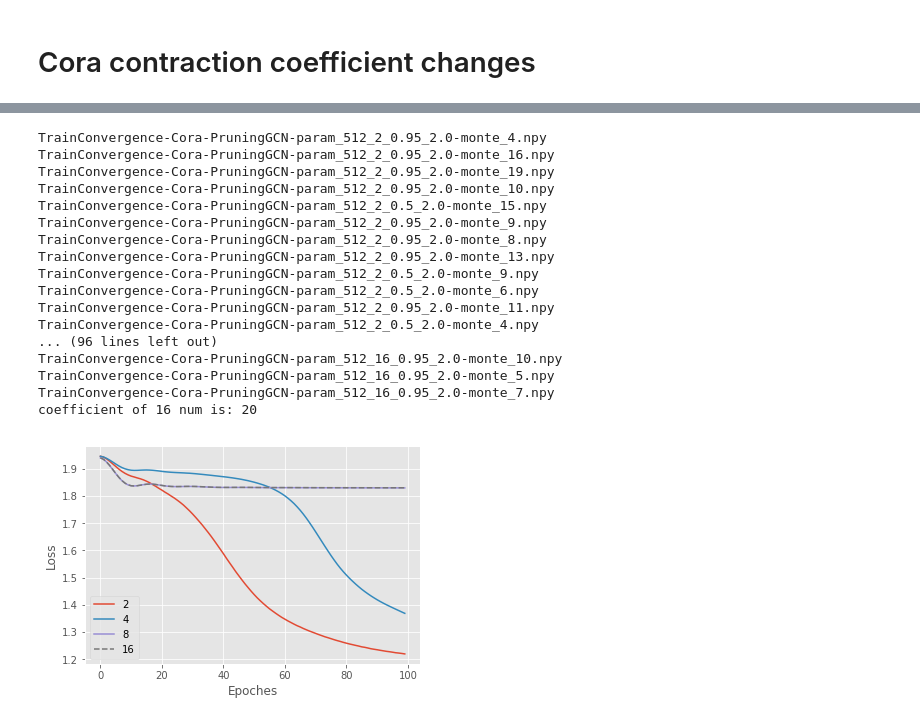
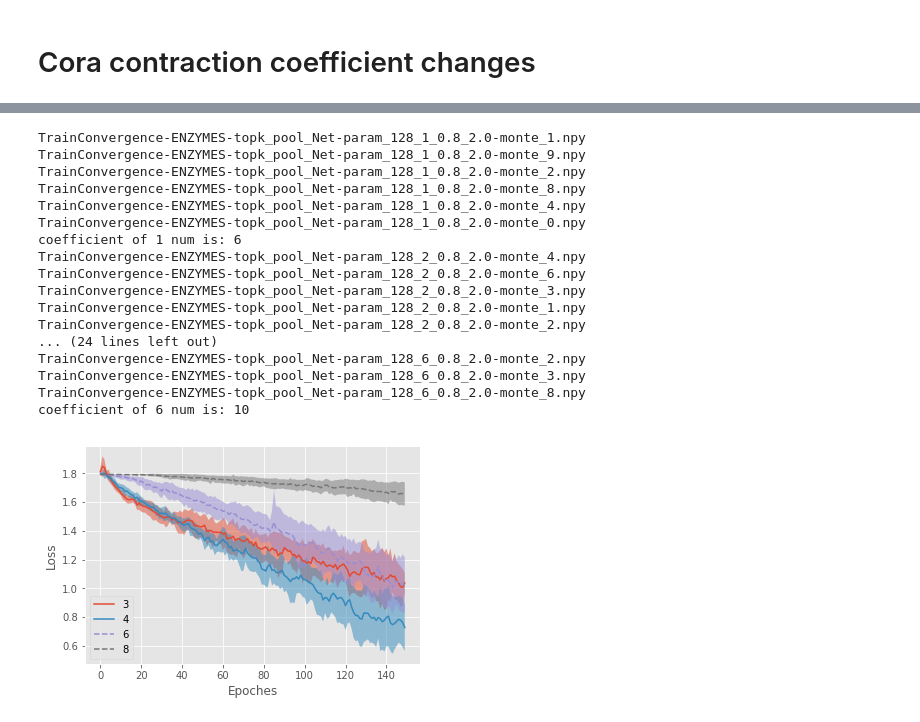
Before and after one commit to ggzhang0071/pytorch_geometric-1, a Jupyter notebook: Results/PlotConvergenceCompare.ipynb, the cells around one changed output, grey strips where cells are left out. Drawn from its saved outputs; the diff is of its cells as text; code cells hidden in the pictures.

Commit message:
matplotlib Plot OK

```diff
--- a/Results/PlotConvergenceCompare.ipynb
+++ b/Results/PlotConvergenceCompare.ipynb
@@ -129,30 +194,31 @@ ValueError: x and y must have same first dimension, but have shapes (70,) and (0
 # %%
-coefficientsSecond=[2,4,8,16]
-coefficientsFirst=[512]
-dataset="Cora"
+coefficientsSecond=[0.8]
+coefficientsFirst=[1,2,4,6]
+dataset="ENZYMES"
 file_constraited="TrainConvergence"
 save_png_name='LayerNumCompare_{}.png'.format(dataset)
 start_plot=0
-epochs=100
+epochs=150
+args=[3,4,6,8]
 from PlotMonteCalorsConvergence import PlotMonteCalorsTimesConvergenceNpy
 
-PlotMonteCalorsTimesConvergenceNpy(dataset,file_constraited,coefficientsFirst,coefficientsSecond,save_png_name,start_plot,epochs)
+PlotMonteCalorsTimesConvergenceNpy(dataset,file_constraited,coefficientsFirst,coefficientsSecond,save_png_name,start_plot,epochs,*args)
 # %% [output]
-TrainConvergence-Cora-PruningGCN-param_512_2_0.95_2.0-monte_4.npy
-TrainConvergence-Cora-PruningGCN-param_512_2_0.95_2.0-monte_16.npy
-TrainConvergence-Cora-PruningGCN-param_512_2_0.95_2.0-monte_19.npy
-TrainConvergence-Cora-PruningGCN-param_512_2_0.95_2.0-monte_10.npy
-TrainConvergence-Cora-PruningGCN-param_512_2_0.5_2.0-monte_15.npy
-TrainConvergence-Cora-PruningGCN-param_512_2_0.95_2.0-monte_9.npy
-TrainConvergence-Cora-PruningGCN-param_512_2_0.95_2.0-monte_8.npy
-TrainConvergence-Cora-PruningGCN-param_512_2_0.95_2.0-monte_13.npy
-TrainConvergence-Cora-PruningGCN-param_512_2_0.5_2.0-monte_9.npy
-TrainConvergence-Cora-PruningGCN-param_512_2_0.5_2.0-monte_6.npy
-TrainConvergence-Cora-PruningGCN-param_512_2_0.95_2.0-monte_11.npy
-TrainConvergence-Cora-PruningGCN-param_512_2_0.5_2.0-monte_4.npy
-... (96 lines left out)
-TrainConvergence-Cora-PruningGCN-param_512_16_0.95_2.0-monte_10.npy
-TrainConvergence-Cora-PruningGCN-param_512_16_0.95_2.0-monte_5.npy
-TrainConvergence-Cora-PruningGCN-param_512_16_0.95_2.0-monte_7.npy
-coefficient of 16 num is: 20
+TrainConvergence-ENZYMES-topk_pool_Net-param_128_1_0.8_2.0-monte_1.npy
+TrainConvergence-ENZYMES-topk_pool_Net-param_128_1_0.8_2.0-monte_9.npy
+TrainConvergence-ENZYMES-topk_pool_Net-param_128_1_0.8_2.0-monte_2.npy
+TrainConvergence-ENZYMES-topk_pool_Net-param_128_1_0.8_2.0-monte_8.npy
+TrainConvergence-ENZYMES-topk_pool_Net-param_128_1_0.8_2.0-monte_4.npy
+TrainConvergence-ENZYMES-topk_pool_Net-param_128_1_0.8_2.0-monte_0.npy
+coefficient of 1 num is: 6
+TrainConvergence-ENZYMES-topk_pool_Net-param_128_2_0.8_2.0-monte_4.npy
+TrainConvergence-ENZYMES-topk_pool_Net-param_128_2_0.8_2.0-monte_6.npy
+TrainConvergence-ENZYMES-topk_pool_Net-param_128_2_0.8_2.0-monte_3.npy
+TrainConvergence-ENZYMES-topk_pool_Net-param_128_2_0.8_2.0-monte_1.npy
+TrainConvergence-ENZYMES-topk_pool_Net-param_128_2_0.8_2.0-monte_2.npy
+... (24 lines left out)
+TrainConvergence-ENZYMES-topk_pool_Net-param_128_6_0.8_2.0-monte_2.npy
+TrainConvergence-ENZYMES-topk_pool_Net-param_128_6_0.8_2.0-monte_3.npy
+TrainConvergence-ENZYMES-topk_pool_Net-param_128_6_0.8_2.0-monte_8.npy
+coefficient of 6 num is: 10
-[figure, old version]
+[figure, new version]
```
Also changed, not shown: parts of 6 cells of this notebook, 1 other file.
